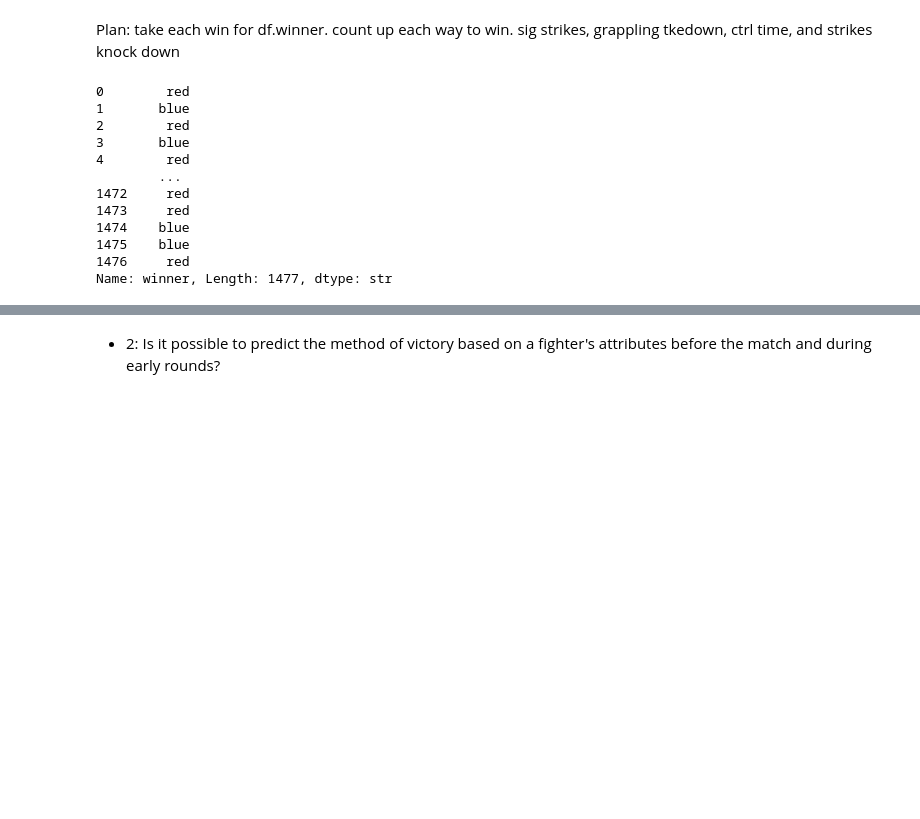
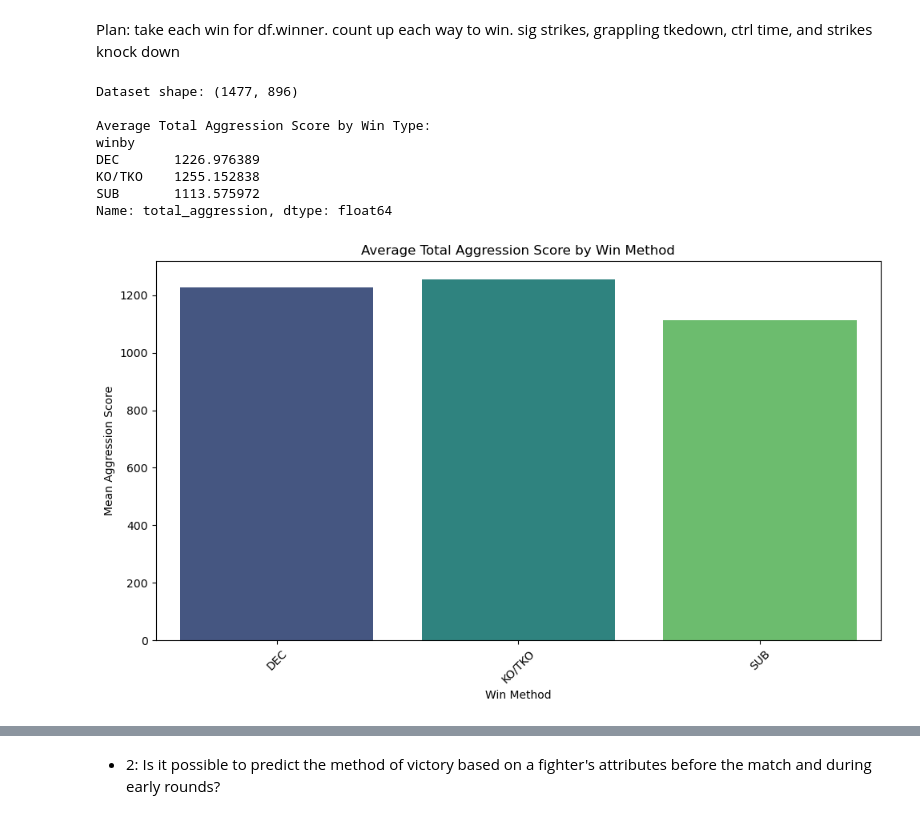
Before and after one commit to RacerBeats/DATA_ANALYTICS_FINAL_PROJ, a Jupyter notebook: MMA FIGHTER PROJECT/MMAFighter.ipynb, the cells around one changed output, grey strips where cells are left out. Drawn from its saved outputs; the diff is of its cells as text; code cells hidden in the pictures; blank space fills up the shorter version.

Commit message:
strting mma project - completed code for q123, todo: analysis q 123

```diff
--- a/MMA FIGHTER PROJECT/MMAFighter.ipynb
+++ b/MMA FIGHTER PROJECT/MMAFighter.ipynb
@@ -33,19 +33,69 @@ df.head()
 # %% [markdown]
 Plan: take each win for df.winner. count up each way to win. sig strikes, grappling tkedown, ctrl time, and strikes knock down
 # %%
-print(df.winner)
-#It's all just red or blue
-print(df[''])
+print("Dataset shape:", df.shape)
+
+# Get all landed columns once
+landed_cols = [c for c in df.columns if 'Landed' in c]
+
+df['total_aggression'] = (df[landed_cols].fillna(0).sum(axis=1))
+
+# Group by win type
+outcome_summary = df.groupby('winby')['total_aggression'].mean()
+print("\nAverage Total Aggression Score by Win Type:")
+print(outcome_summary)
+
+plt.figure(figsize=(10, 6))
+sns.barplot(x=outcome_summary.index, y=outcome_summary.values, hue=outcome_summary.index,
+            palette='viridis', legend=False)
+plt.title('Average Total Aggression Score by Win Method')
+plt.xlabel('Win Method')
+plt.ylabel('Mean Aggression Score')
+plt.xticks(rotation=45)
+plt.tight_layout()
+plt.show()
+
+# Limit predictor analysis to specific rounds and key metrics only
+print("\n--- Single Metric Predictor Analysis (Round 1-3, Top Metrics) ---")
+
+target_columns = [
+    'B__Round1_Strikes_Head Strikes_Landed',
+    'B__Round2_Strikes_Head Strikes_Landed',
+    'B__Round3_Strikes_Head Strikes_Landed',
+    'B__Round1_Grappling_Takedowns_Landed',
+    'R__Round1_Grappling_Takedowns_Landed',
+    'B__Round1_TIP_Ground Time'
+]
+
+for col in target_columns:
+    if col in df.columns:
+        corr = df.groupby('winby')[col].mean()
+        print(f"{col}: {corr.to_dict()}")
+
+# More concise top predictors analysis
+print("\n--- Top Predictors by Combined Score (KO/TKO+SUB) ---")
+
+target_metrics = [c for c in landed_cols if any(r in c for r in ['Round1', 'Round2', 'Round3'])]
+
+combo_scores = {}
+for col in target_metrics:
+    if col in df.columns:
+        group_means = df.groupby('winby')[col].mean()
+        avg_score = (group_means['KO/TKO'] + group_means['SUB'] +
+                     group_means['DEC']) / 3
+        combo_scores[col] = avg_score
+
+sorted_predictors = sorted(combo_scores.items(), key=lambda x: x[1], reverse=True)
+print("\nTop 5 Metrics:")
+for i, (metric, score) in enumerate(sorted_predictors[:5], 1):
+    print(f"{i}. {metric}: {score:.2f}")
 # %% [output]
-0        red
-1       blue
-2        red
-3       blue
-4        red
-        ...
-1472     red
-1473     red
-1474    blue
-1475    blue
-1476     red
-Name: winner, Length: 1477, dtype: str
+Dataset shape: (1477, 896)
+
+Average Total Aggression Score by Win Type:
+winby
+DEC       1226.976389
+KO/TKO    1255.152838
+SUB       1113.575972
+Name: total_aggression, dtype: float64
+[figure, added]
```
Also changed, not shown: parts of 3 cells of this notebook.
